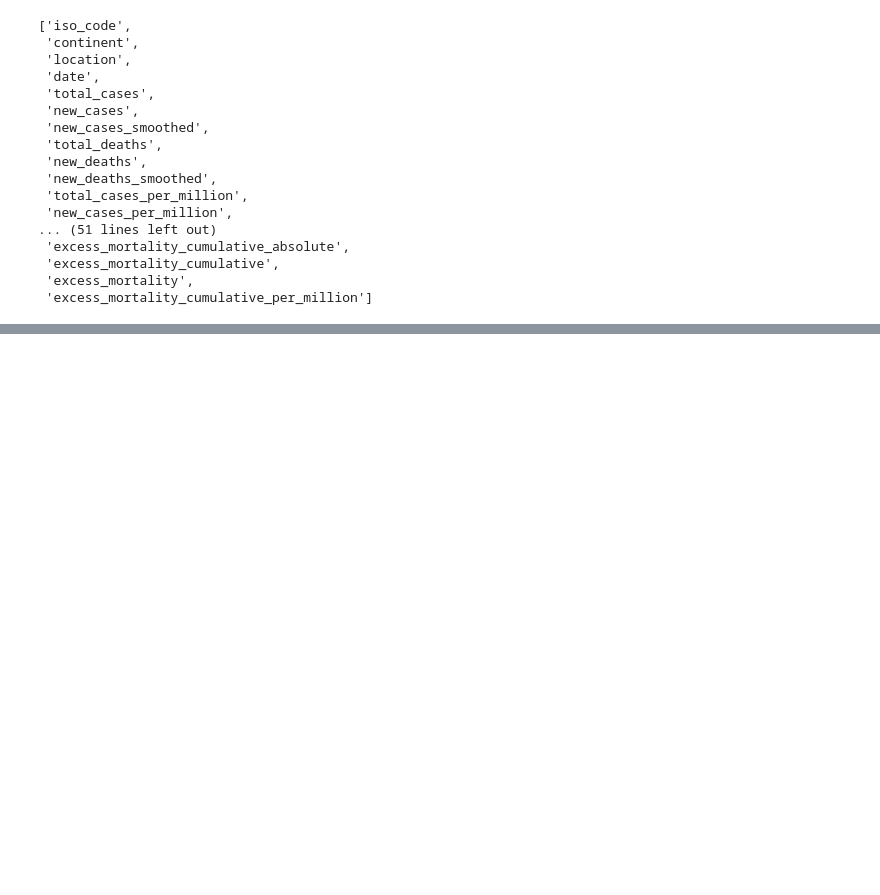
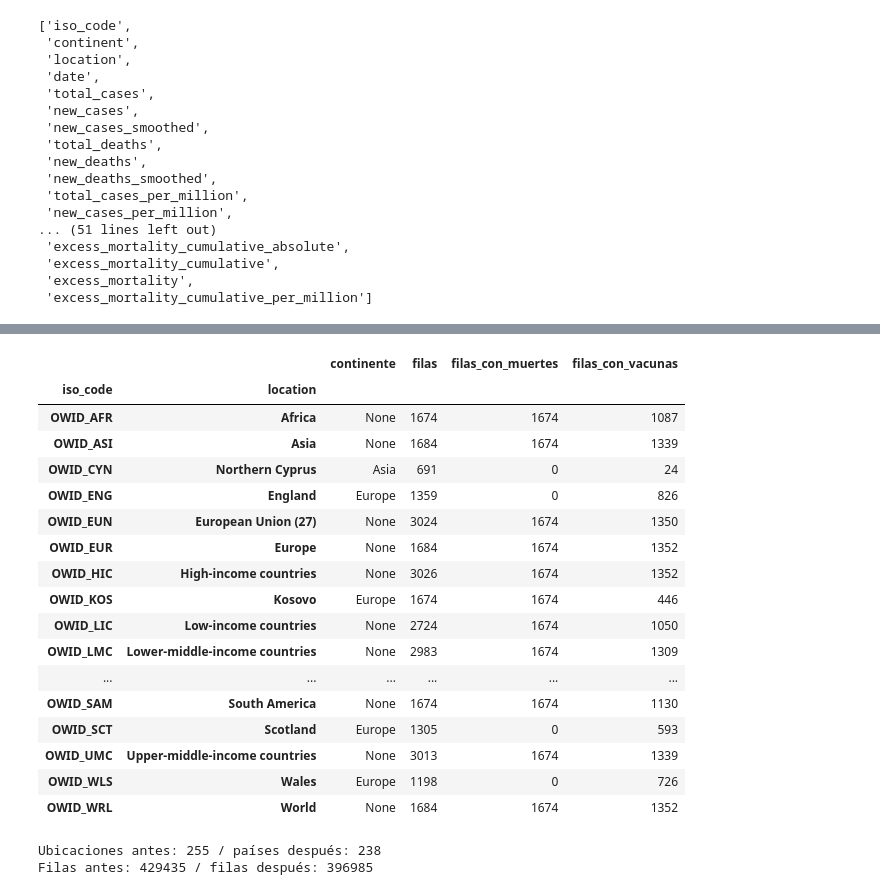
Before and after one commit to TiagoV69/analisis-datos-evento2-grupo7, a Jupyter notebook: EntregaNo3/Evento3/fase3_preparacion_data/preparacion_data.ipynb, the cells around one changed output, grey strips where cells are left out. Drawn from its saved outputs; the diff is of its cells as text; code cells hidden in the pictures; blank space fills up the shorter version.

```diff
--- a/EntregaNo3/Evento3/fase3_preparacion_data/preparacion_data.ipynb
+++ b/EntregaNo3/Evento3/fase3_preparacion_data/preparacion_data.ipynb
@@ -70,0 +122,37 @@ raw.head(3)
+# %%
+especiales = (raw[raw["iso_code"].str.startswith("OWID_")]
+              .groupby(["iso_code", "location"], dropna=False)
+              .agg(continente=("continent", "first"),
+                   filas=("date", "size"),
+                   filas_con_muertes=("total_deaths", "count"),
+                   filas_con_vacunas=("people_vaccinated", "count")))
+especiales
+# %% [output]
+|  |  | continente | filas | filas_con_muertes | filas_con_vacunas |
+| iso_code | location |  |  |  |  |
+| OWID_AFR | Africa | None | 1674 | 1674 | 1087 |
+| OWID_ASI | Asia | None | 1684 | 1674 | 1339 |
+| OWID_CYN | Northern Cyprus | Asia | 691 | 0 | 24 |
+| OWID_ENG | England | Europe | 1359 | 0 | 826 |
+| OWID_EUN | European Union (27) | None | 3024 | 1674 | 1350 |
+| OWID_EUR | Europe | None | 1684 | 1674 | 1352 |
+| OWID_HIC | High-income countries | None | 3026 | 1674 | 1352 |
+| OWID_KOS | Kosovo | Europe | 1674 | 1674 | 446 |
+| OWID_LIC | Low-income countries | None | 2724 | 1674 | 1050 |
+| OWID_LMC | Lower-middle-income countries | None | 2983 | 1674 | 1309 |
+| ... | ... | ... | ... | ... | ... |
+| OWID_SAM | South America | None | 1674 | 1674 | 1130 |
+| OWID_SCT | Scotland | Europe | 1305 | 0 | 593 |
+| OWID_UMC | Upper-middle-income countries | None | 3013 | 1674 | 1339 |
+| OWID_WLS | Wales | Europe | 1198 | 0 | 726 |
+| OWID_WRL | World | None | 1684 | 1674 | 1352 |
+# %%
+SUBNACIONALES = ["OWID_ENG", "OWID_SCT", "OWID_WLS", "OWID_NIR", "OWID_CYN"]
+
+df = raw[raw["continent"].notna() & ~raw["iso_code"].isin(SUBNACIONALES)].copy()
+
+print("Ubicaciones antes:", raw["location"].nunique(), "/ países después:", df["location"].nunique())
+print("Filas antes:", len(raw), "/ filas después:", len(df))
+# %% [output]
+Ubicaciones antes: 255 / países después: 238
+Filas antes: 429435 / filas después: 396985
```
Also changed, not shown: parts of 5 cells of this notebook.
